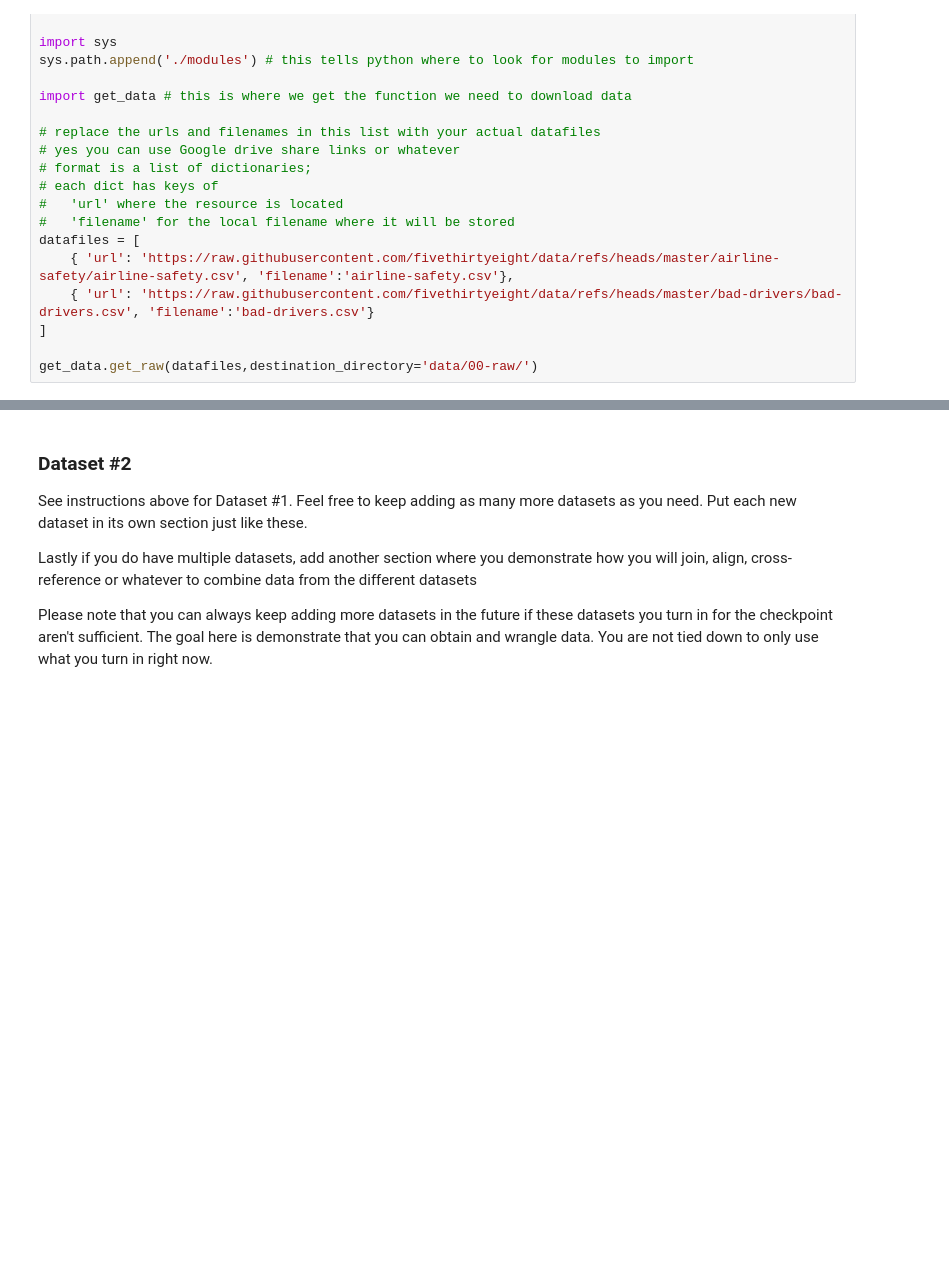
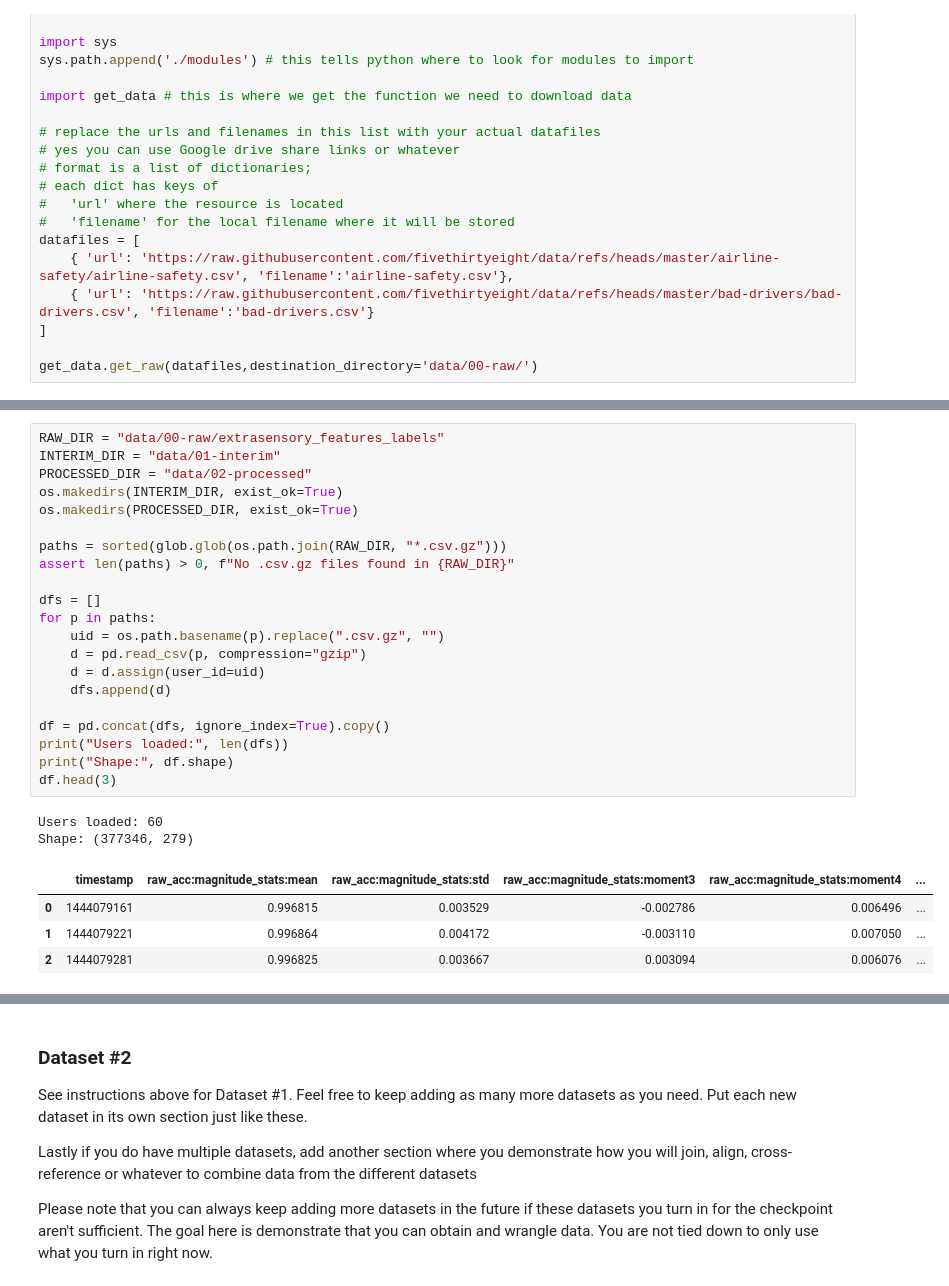
Before and after one commit to COGS108/Group033_WI26, a Jupyter notebook: 01-DataCheckpoint.ipynb, the cells around one changed output, grey strips where cells are left out. Drawn from its saved outputs; the diff is of its cells as text; blank space fills up the shorter version.

Commit message:
extrasensory data complete

```diff
--- a/01-DataCheckpoint.ipynb
+++ b/01-DataCheckpoint.ipynb
@@ -133,0 +175,28 @@ Instructions:
+# %%
+RAW_DIR = "data/00-raw/extrasensory_features_labels"
+INTERIM_DIR = "data/01-interim"
+PROCESSED_DIR = "data/02-processed"
+os.makedirs(INTERIM_DIR, exist_ok=True)
+os.makedirs(PROCESSED_DIR, exist_ok=True)
+
+paths = sorted(glob.glob(os.path.join(RAW_DIR, "*.csv.gz")))
+assert len(paths) > 0, f"No .csv.gz files found in {RAW_DIR}"
+
+dfs = []
+for p in paths:
+    uid = os.path.basename(p).replace(".csv.gz", "")
+    d = pd.read_csv(p, compression="gzip")
+    d = d.assign(user_id=uid)
+    dfs.append(d)
+
+df = pd.concat(dfs, ignore_index=True).copy()
+print("Users loaded:", len(dfs))
+print("Shape:", df.shape)
+df.head(3)
+# %% [output]
+Users loaded: 60
+Shape: (377346, 279)
+|  | timestamp | raw_acc:magnitude_stats:mean | raw_acc:magnitude_stats:std | raw_acc:magnitude_stats:moment3 | raw_acc:magnitude_stats:moment4 | ... |
+| 0 | 1444079161 | 0.996815 | 0.003529 | -0.002786 | 0.006496 | ... |
+| 1 | 1444079221 | 0.996864 | 0.004172 | -0.003110 | 0.007050 | ... |
+| 2 | 1444079281 | 0.996825 | 0.003667 | 0.003094 | 0.006076 | ... |
```
Also changed, not shown: parts of 16 cells of this notebook.
